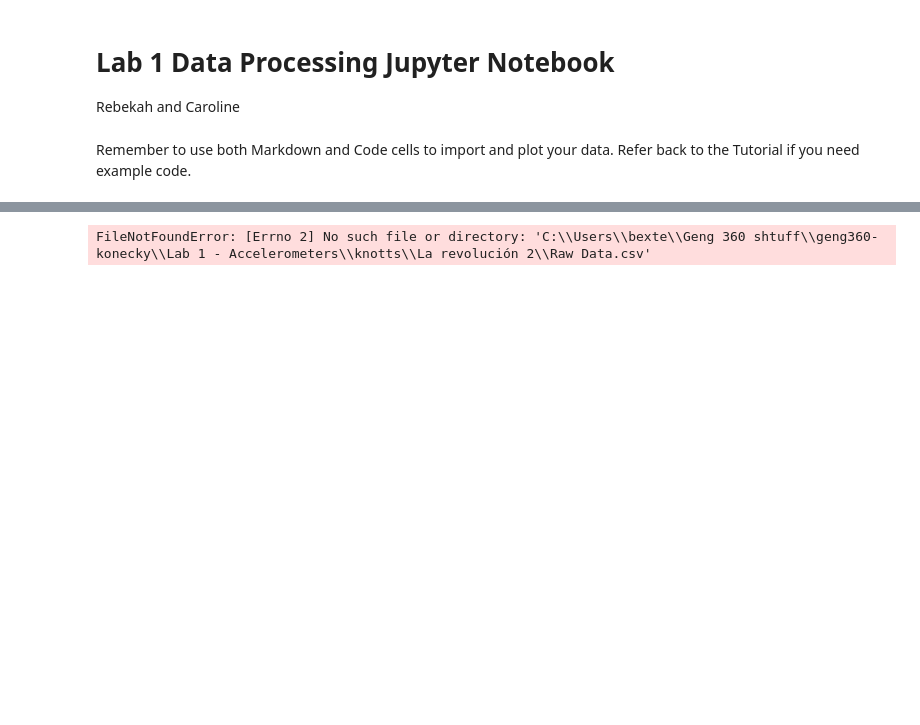
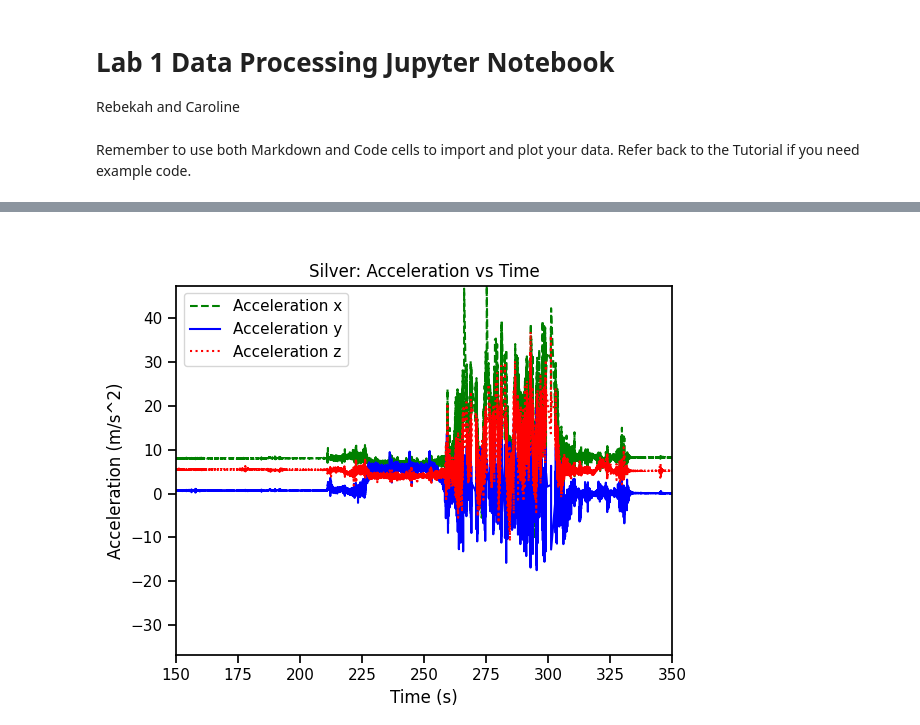
Before and after one commit to rkonecky/geng360-konecky, a Jupyter notebook: Lab 1 - Accelerometers/Lab 1 Data Processing.ipynb, the cells around one changed output, grey strips where cells are left out. Cells and saved outputs as stored; diff of their text form; code cells hidden in the pictures; blank space fills up the shorter version.

```diff
--- a/Lab 1 - Accelerometers/Lab 1 Data Processing.ipynb
+++ b/Lab 1 - Accelerometers/Lab 1 Data Processing.ipynb
@@ -116,6 +128,18 @@ plt.tight_layout()  # Adjust layout to prevent overlap
-# %%
-# import the dataset, view the first few rows
-rev2 = pd.read_csv("C:\\Users\\bexte\\Geng 360 shtuff\\geng360-konecky\\Lab 1 - Accelerometers\\knotts\\La revolución 2\\Raw Data.csv") # Make sure to update this file name to match your data!
-rev2.head() #This will display the first few rows of the DataFrame
-# %% [output]
-FileNotFoundError: [Errno 2] No such file or directory: 'C:\\Users\\bexte\\Geng 360 shtuff\\geng360-konecky\\Lab 1 - Accelerometers\\knotts\\La revolución 2\\Raw Data.csv'
+# %%
+# Plotting both acceleration x and y and z on the same graph
+plt.figure()  # Create a new figure
+sns.lineplot(x="Time (s)", y="Acceleration x (m/s^2)", data=silver2,
+              markersize=5, color = "green", linestyle="--", label="Acceleration x") # Plot the x data
+sns.lineplot(x="Time (s)", y="Acceleration y (m/s^2)", data=silver2,
+              markersize=5, color = "blue", linestyle="-", label="Acceleration y") # Plot the y data
+sns.lineplot(x="Time (s)", y="Acceleration z (m/s^2)", data=silver2,
+              markersize=5, color = "red", linestyle="dotted", label="Acceleration z") # Plot the z data
+plt.title("Silver: Acceleration vs Time")
+plt.xlabel("Time (s)")
+plt.ylabel("Acceleration (m/s^2)")
+plt.xlim([150,350])  # Set x-axis limits to full data range
+plt.ylim(silver2[["Acceleration x (m/s^2)", "Acceleration y (m/s^2)", "Acceleration z (m/s^2)"]].min().min(),
+         silver2[["Acceleration x (m/s^2)", "Acceleration y (m/s^2)", "Acceleration z (m/s^2)"]].max().max())  # Set y-axis limits to full data range
+plt.show()
+# %% [output]
+[figure, added]
```
Also changed, not shown: parts of 9 cells of this notebook, 10 other files.
